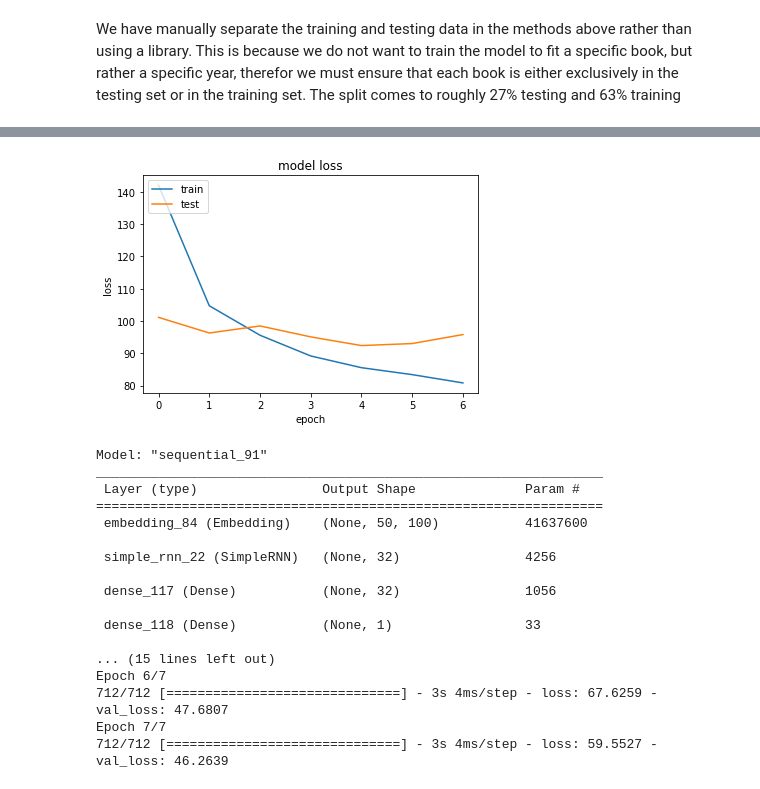
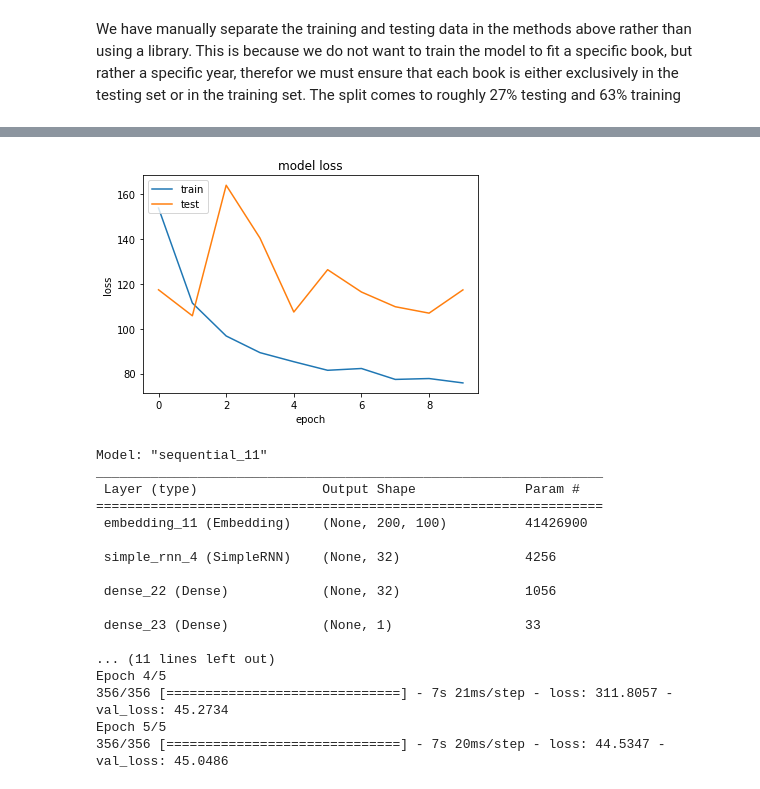
Before and after one commit to ronitronitronit/final, a Jupyter notebook: booksproject.ipynb, the cells around one changed output, grey strips where cells are left out. Saved outputs shown, nothing was run; the diff lists cells and outputs as text; code cells hidden in the pictures.

```diff
--- a/booksproject.ipynb
+++ b/booksproject.ipynb
@@ -439,6 +449,8 @@ Name: test, dtype: object
 # %%
-dfTest = dfPas[dfPas['test']==True].drop(columns=['test', 'index'])
-dfTrain = dfPas[dfPas['test']==False].drop(columns=['test', 'index'])
+
+
+dfTest = dfPas[dfPas['test']==True].drop(columns=['test']).reset_index(drop=True)
+dfTrain = dfPas[dfPas['test']==False].drop(columns=['test']).reset_index(drop=True)
 print('Training count: ', dfTrain.shape[0])
 print('Testing count: ', dfTest.shape[0])
 
@@ -450,6 +462,8 @@ print('Number of books in commong between the sets: ', len(books_in_common))
 
 # dfTest.to_csv('testing.csv', index=False)
 # dfTrain.to_csv('training.csv', index=False)
+
+print(dfTest.head(2))
 # %% [output]
 Training count:  22775
 Testing count:  6555
@@ -463,7 +488,7 @@ from keras.preprocessing.text import Tokenizer
 from keras.preprocessing.sequence import pad_sequences
 from sklearn import preprocessing
 
-MAX_WORDS = 10000
+MAX_WORDS = 50000
 
 x_test = dfTest['passage']
 y_test = dfTest['year']
@@ -476,5 +501,3 @@ tokenizer.fit_on_texts(x_train)
 
 x_train = tokenizer.texts_to_sequences(x_train)
 x_test = tokenizer.texts_to_sequences(x_test)
-
-print(x_test)
@@ -491,7 +504,7 @@ ServerApp.rate_limit_window=3.0 (secs)
 # %%
 import numpy as np
 
-MAX_LENGTH = 50
+MAX_LENGTH = 200
 
 vocab_size = len(tokenizer.word_index)
 print(vocab_size)
@@ -529,11 +542,10 @@ from keras.layers import Embedding, Flatten, Dense
 from tensorflow.keras.optimizers import Adam
 
 model = Sequential()
-model.add(Embedding(vocab_size, EMBEDDING_DIMENSION, weights=[embedding_matrix], input_length=MAX_LENGTH))
+model.add(Embedding(vocab_size, EMBEDDING_DIMENSION, input_length=MAX_LENGTH))
 model.add(Flatten())
 model.add(Dense(32, activation='relu'))
 model.add(Dense(1))
-
 model.layers[0].set_weights([embedding_matrix])
 model.layers[0].trainable = False
 model.summary()
@@ -541,8 +553,8 @@ model.summary()
 model.compile(optimizer=Adam(learning_rate=0.1), loss='mean_absolute_error')
 
 history = model.fit(x_train, y_train,
-epochs=7,
+epochs=10,
 batch_size=32,
 validation_data=(x_test, y_test))
-model.save_weights('pre_trained_glove_model.h5')
+# model.save_weights('pre_trained_glove_model.h5')
 # %% [output]
@@ -592,15 +604,17 @@ for prediction in predictions[:50]:
 # %%
 import matplotlib.pyplot as plt
 
-score = model.evaluate(x_test, y_test, verbose=1)
-print("Test Score:", score)
+def plot_loss(score):
+    print("Test Score:", score)
 
-plt.plot(history.history['loss'])
-plt.plot(history.history['val_loss'])
+    plt.plot(history.history['loss'])
+    plt.plot(history.history['val_loss'])
 
-plt.title('model loss')
-plt.ylabel('loss')
-plt.xlabel('epoch')
-plt.legend(['train','test'], loc='upper left')
-plt.show()
+    plt.title('model loss')
+    plt.ylabel('loss')
+    plt.xlabel('epoch')
+    plt.legend(['train','test'], loc='upper left')
+    plt.show()
+
+plot_loss(model.evaluate(x_test, y_test, verbose=1))
 # %% [output]
@@ -609,4 +623,4 @@ Test Score: 95.7879638671875
-[figure, old version]
+[figure, new version]
 # %%
 from keras.layers import SimpleRNN
 
@@ -615,7 +629,7 @@ Using SIMPLE RNN
 """
 model2 = Sequential()
 model2.add(Embedding(vocab_size, EMBEDDING_DIMENSION, weights=[embedding_matrix], input_length=MAX_LENGTH))
-model2.add(SimpleRNN(units=32, activation="relu"))
+model2.add(SimpleRNN(units=32))
 model2.add(Dense(32, activation="relu"))
 model2.add(Dense(1))
 model2.layers[0].trainable = False
@@ -623,25 +637,25 @@ model2.summary()
 model2.compile(loss='mean_absolute_error', optimizer='adam')
 
 history = model2.fit(x_train, y_train,
-epochs=7,
-batch_size=32,
+epochs=5,
+batch_size=64,
 validation_data=(x_test, y_test))
 # %% [output]
-Model: "sequential_91"
+Model: "sequential_11"
 _________________________________________________________________
  Layer (type)                Output Shape              Param #
 =================================================================
- embedding_84 (Embedding)    (None, 50, 100)           41637600
+ embedding_11 (Embedding)    (None, 200, 100)          41426900
 
- simple_rnn_22 (SimpleRNN)   (None, 32)                4256
+ simple_rnn_4 (SimpleRNN)    (None, 32)                4256
 
- dense_117 (Dense)           (None, 32)                1056
+ dense_22 (Dense)            (None, 32)                1056
 
- dense_118 (Dense)           (None, 1)                 33
+ dense_23 (Dense)            (None, 1)                 33
 
-... (15 lines left out)
-Epoch 6/7
-712/712 [==============================] - 3s 4ms/step - loss: 67.6259 - val_loss: 47.6807
-Epoch 7/7
-712/712 [==============================] - 3s 4ms/step - loss: 59.5527 - val_loss: 46.2639
+... (11 lines left out)
+Epoch 4/5
+356/356 [==============================] - 7s 21ms/step - loss: 311.8057 - val_loss: 45.2734
+Epoch 5/5
+356/356 [==============================] - 7s 20ms/step - loss: 44.5347 - val_loss: 45.0486
 # %%
```
Also changed, not shown: parts of 24 cells of this notebook.
